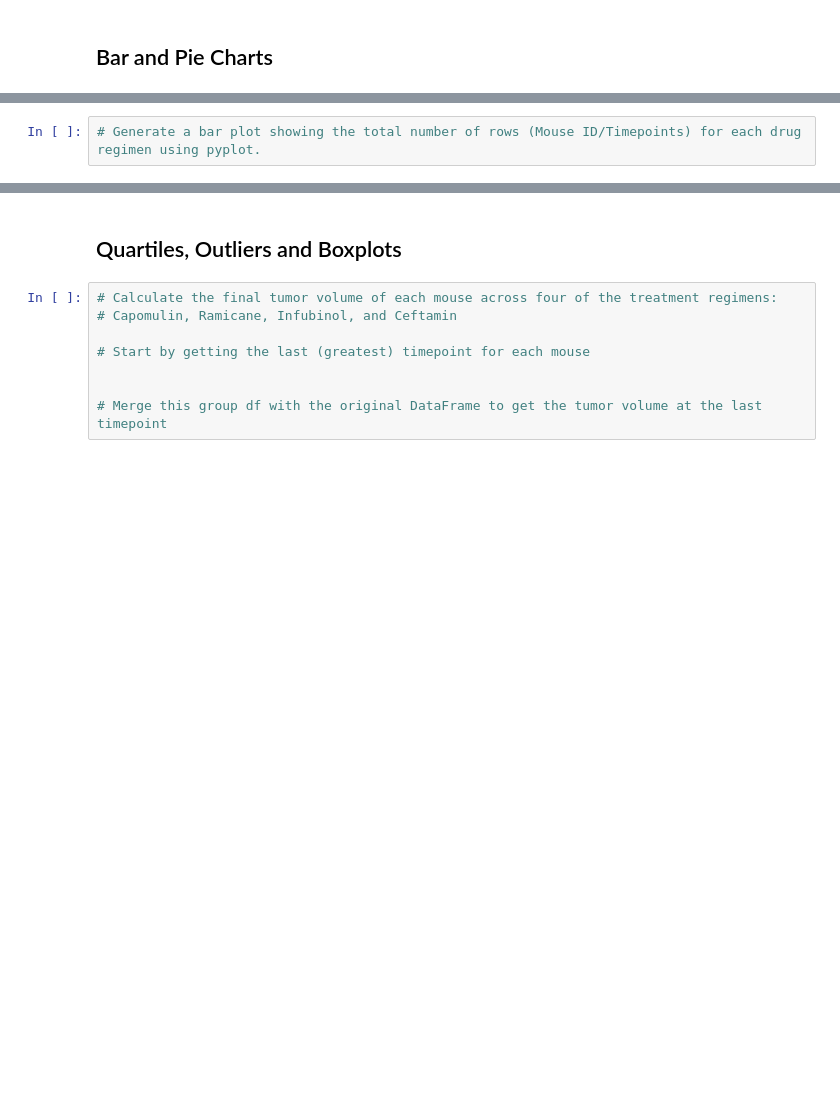
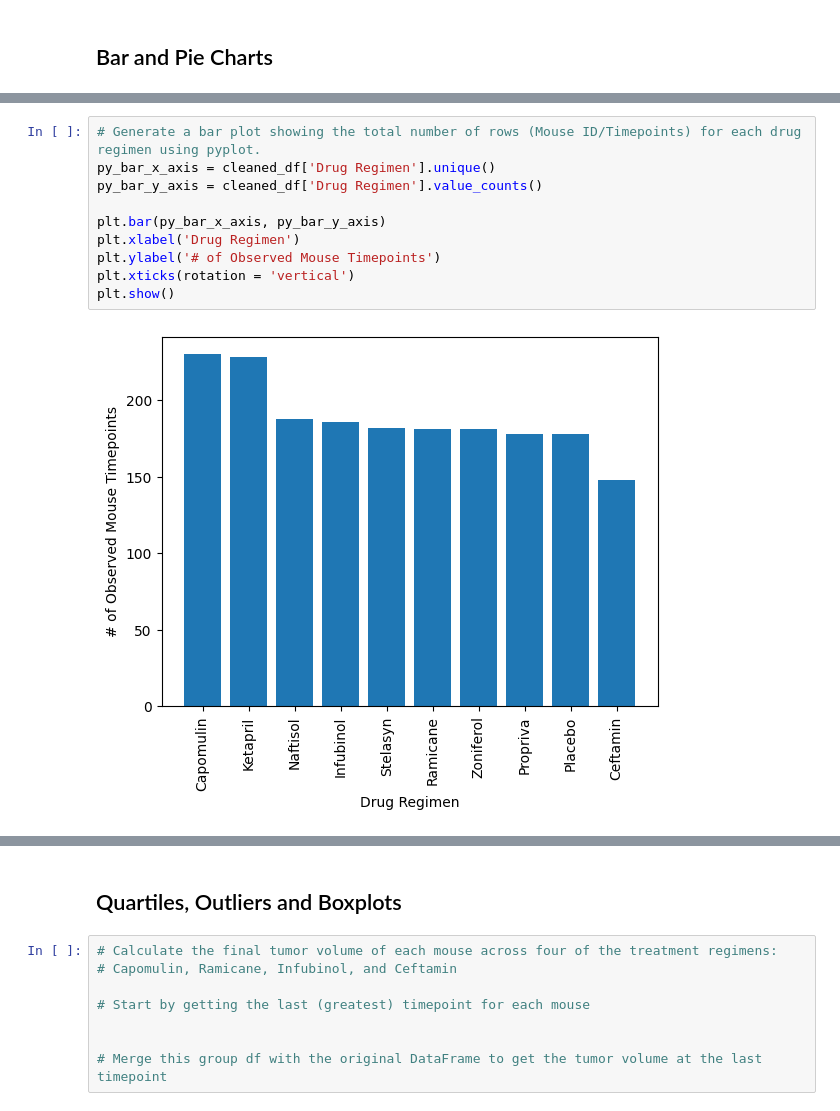
Before and after one commit to kcwaggs/data_visualization-challenge, a Jupyter notebook: pymaceuticals.ipynb, the cells around one changed output, grey strips where cells are left out. Drawn from its saved outputs; the diff is of its cells as text; blank space fills up the shorter version.

```diff
--- a/pymaceuticals.ipynb
+++ b/pymaceuticals.ipynb
@@ -167,4 +176,14 @@ summary_stats_agg
 # %%
 # Generate a bar plot showing the total number of rows (Mouse ID/Timepoints) for each drug regimen using pyplot.
+py_bar_x_axis = cleaned_df['Drug Regimen'].unique()
+py_bar_y_axis = cleaned_df['Drug Regimen'].value_counts()
+
+plt.bar(py_bar_x_axis, py_bar_y_axis)
+plt.xlabel('Drug Regimen')
+plt.ylabel('# of Observed Mouse Timepoints')
+plt.xticks(rotation = 'vertical')
+plt.show()
+# %% [output]
+[figure, added]
 # %%
 # Generate a pie plot showing the distribution of female versus male mice using Pandas
```
Also changed, not shown: parts of 6 cells of this notebook.
